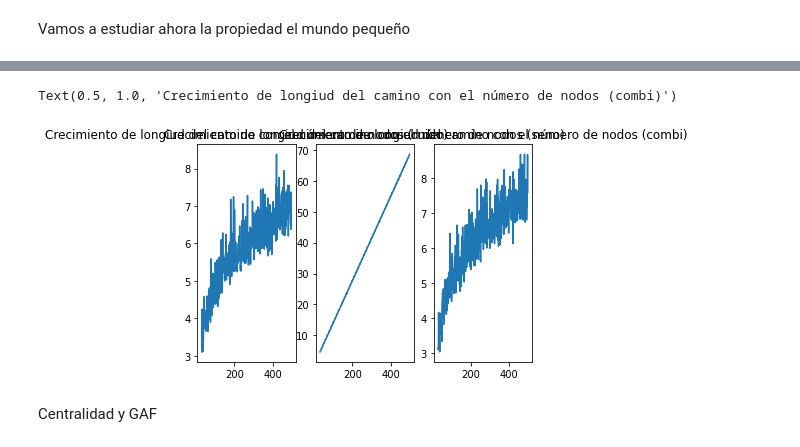
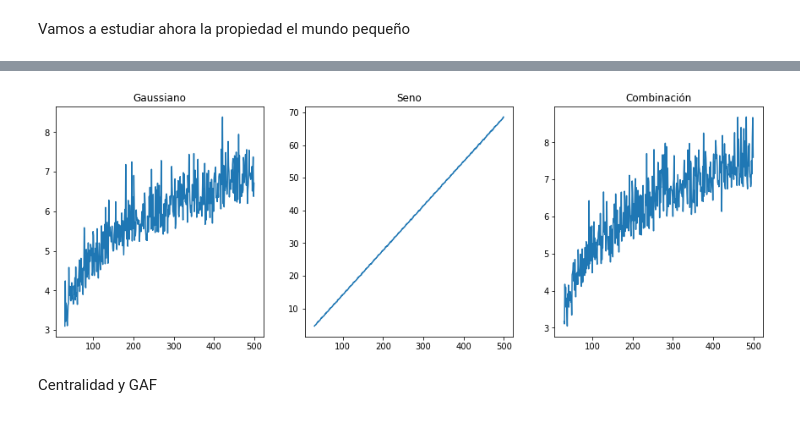
Before and after one commit to cperezln/vg_gaf, a Jupyter notebook: cristianperez/Experimentos (II).ipynb, the cells around one changed output, grey strips where cells are left out. Saved outputs shown, nothing was run; the diff lists cells and outputs as text; code cells hidden in the pictures.

```diff
--- a/cristianperez/Experimentos (II).ipynb
+++ b/cristianperez/Experimentos (II).ipynb
@@ -154,20 +163,19 @@ swps
 # %%
 swpc = [average_path_lenght(nx.Graph(np.array(hvg(np.random.randn(i) + np.sin(np.linspace(0, 5*np.pi, i)))[1]))) for i in range(30, 500)]
 # %%
-ax1 = plt.subplot(1, 3, 1)
+f, (ax1, ax2, ax3) = plt.subplots(1, 3)
+f.set_figheight(5)
+f.set_figwidth(15)
 ax1.plot(range(30, 500), swpr)
-ax1.set_title("Crecimiento de longiud del camino con el número de nodos (ruido)")
+ax1.set_title("Gaussiano")
+ax2.plot(range(30, 500), swps)
+ax2.set_title("Seno")
+ax3.plot(range(30, 500), swpc)
+ax3.set_title("Combinación")
 
-ax2 = plt.subplot(1, 3, 2)
-ax2.plot(range(30, 500), swps)
-ax2.set_title("Crecimiento de longiud del camino con el número de nodos (seno)")
-
-ax3 = plt.subplot(1, 3, 3)
-ax3.plot(range(30, 500), swpc)
-ax3.set_title("Crecimiento de longiud del camino con el número de nodos (combi)")
+plt.savefig("lengh_path.jpg", bbox_inches='tight')
 # %% [output]
-Text(0.5, 1.0, 'Crecimiento de longiud del camino con el número de nodos (combi)')
-[figure, old version]
+[figure, new version]
 # %%
 import pickle
 
```
Also changed, not shown: parts of 6 cells of this notebook, 10 other files.
